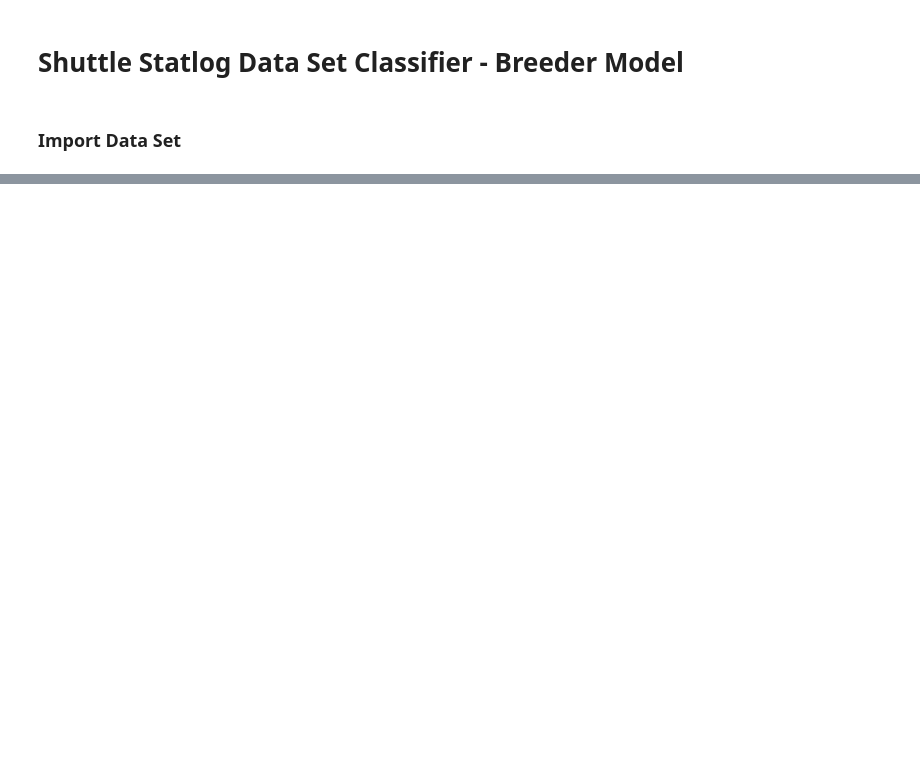
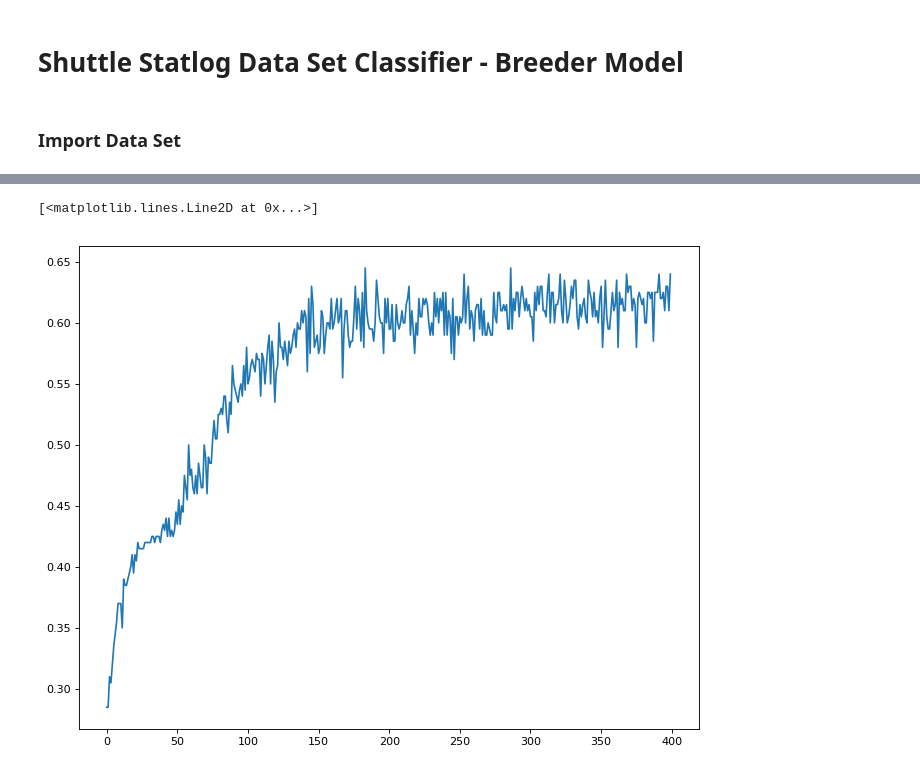
Before and after one commit to MattAlanWright/PyGP, a Jupyter notebook: Shuttle Statlog Fitness Sharing Experiment.ipynb, the cells around one changed output, grey strips where cells are left out. Drawn from its saved outputs; the diff is of its cells as text; code cells hidden in the pictures; blank space fills up the shorter version.

```diff
--- a/Shuttle Statlog Fitness Sharing Experiment.ipynb
+++ b/Shuttle Statlog Fitness Sharing Experiment.ipynb
@@ -336,0 +166,10 @@ plt.show()
+# %%
+accuracies = []
+for result in no_sharing_class_sampling:
+    accuracies.append(result[1]['accuracy'])
+accuracies = np.array(accuracies)
+fig=plt.figure(figsize=(10, 8), dpi= 80, facecolor='w', edgecolor='k')
+plt.plot(np.median(accuracies, axis=0))
+# %% [output]
+[<matplotlib.lines.Line2D at 0x...>]
+[figure, added]
```
Also changed, not shown: parts of 80 cells of this notebook, 5 other files.
